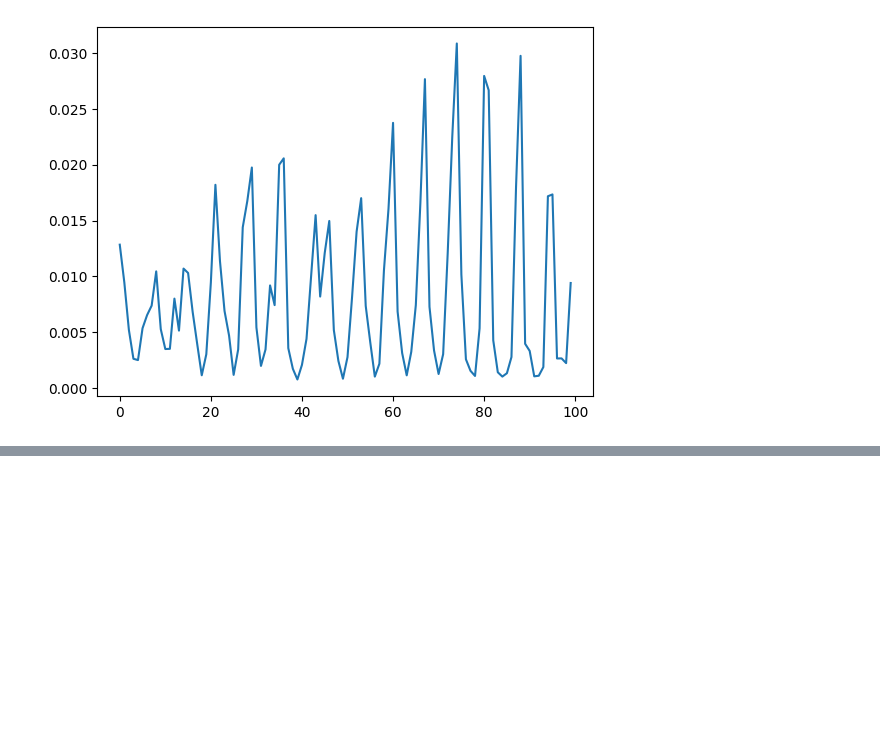
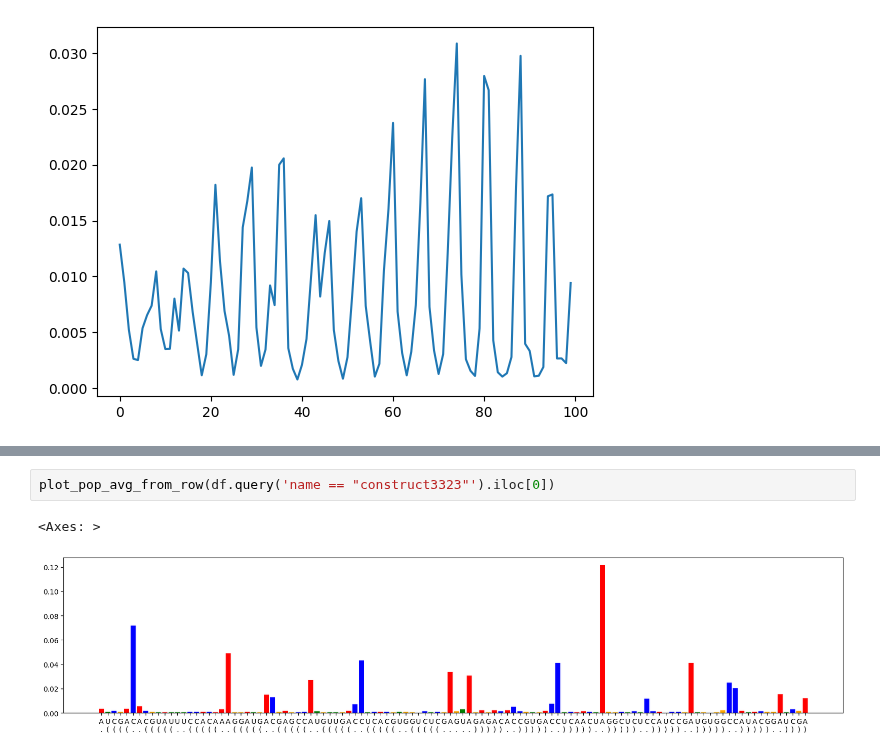
Before and after one commit to YesselmanLabPublications/2025_char_3d_struct_features, a Jupyter notebook: notebooks/general.ipynb, the cells around one changed output, grey strips where cells are left out. Drawn from its saved outputs; the diff is of its cells as text; blank space fills up the shorter version.

```diff
--- a/notebooks/general.ipynb
+++ b/notebooks/general.ipynb
@@ -202,0 +236,5 @@ plt.plot(m_data_avg)
+# %%
+plot_pop_avg_from_row(df.query('name == "construct3323"').iloc[0])
+# %% [output]
+<Axes: >
+[figure, added]
```
Also changed, not shown: parts of 6 cells of this notebook, 6 other files.
